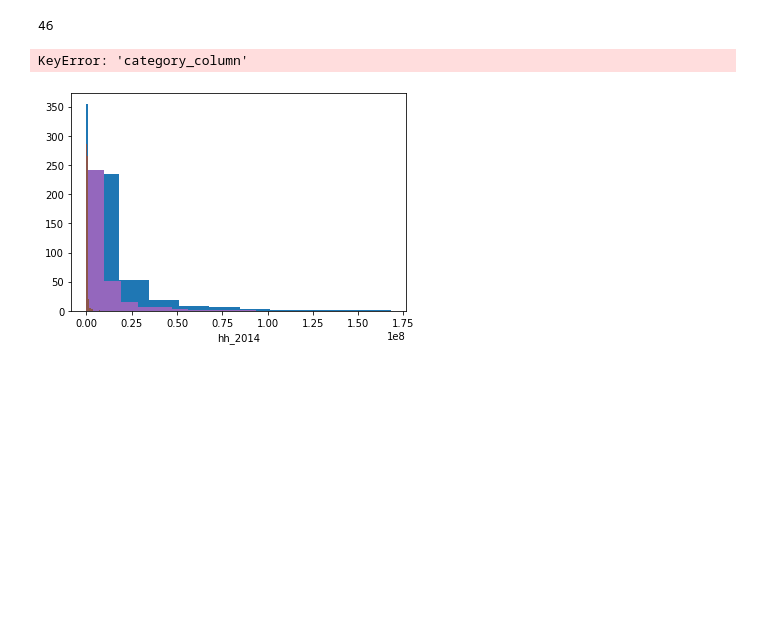
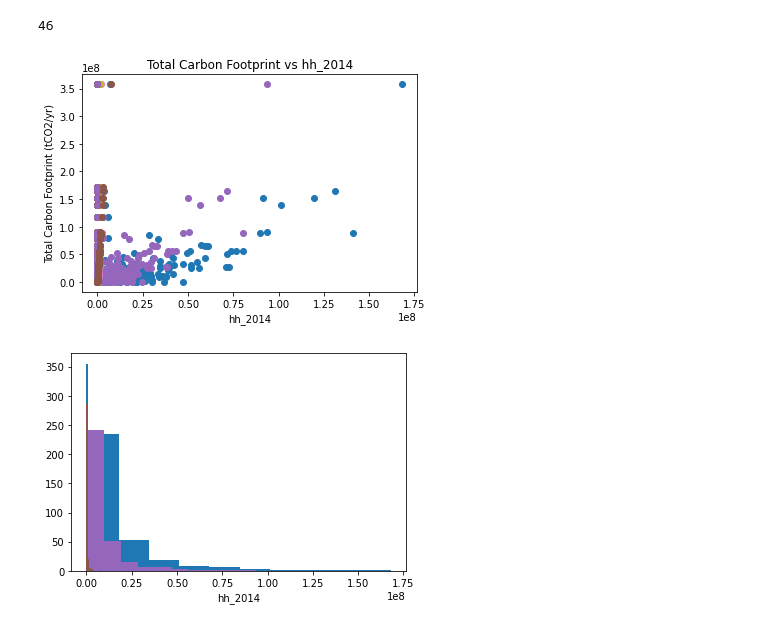
Before and after one commit to narslab/msa-emission-typologies, a Jupyter notebook: bin/jupyter/explanatory-plots.ipynb, the cells around one changed output. Saved outputs shown, nothing was run; the diff lists cells and outputs as text; code cells hidden in the pictures; blank space fills up the shorter version.

Commit message:
edited plot code

```diff
--- a/bin/jupyter/explanatory-plots.ipynb
+++ b/bin/jupyter/explanatory-plots.ipynb
@@ -73,22 +70,16 @@ scatterplot_dfs = []
 # %%
 for column in cols_to_plot.columns:
-    #g = sns.FacetGrid(df, col=facet_column)
-    #g.map(plt.scatter, columns[0], columns[1])
+    #grid.map(sns.scatterplot, x, y)
     x = df[column]
     plt.scatter(x, y)
+    #grid.set_axis_labels(column, 'Total Carbon Footprint (tCO2/yr')
+    #grid.set_titles('Total Carbon Footprint vs ' + column)
     plt.xlabel(column)
     plt.ylabel('Total Carbon Footprint (tCO2/yr)')
     plt.title('Total Carbon Footprint vs ' + column)
-    # Get the scatterplot data for the current column pair and add it to the list
-    #scatterplot_dfs.append(df[[facet_column, columns[0], columns[1]]])
-    #plt.show
-# Concatenate the scatterplot dataframes into a single dataframe
-#scatterplot_df = pd.concat(scatterplot_dfs)
-
-# Save the concatenated dataframe to a CSV file
-#scatterplot_df.to_csv('scatterplots.csv', index=False)
+    plt.show
 # %% [output]
-KeyError: 'category_column'
+[figure, added]
 # %%
 for column in cols_to_plot.columns:
     x = df[column]
```
Also changed, not shown: parts of 2 cells of this notebook, 1 other file.
